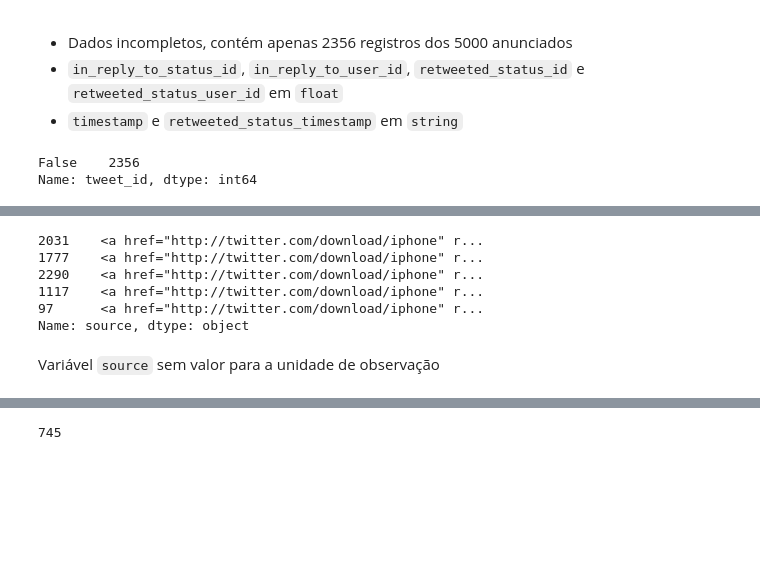
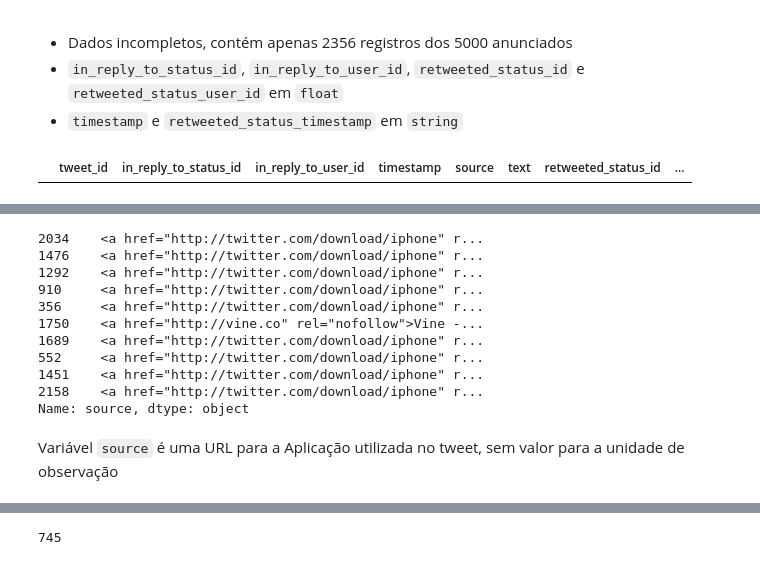
Before and after one commit to vitoralbano/ds-ii-weratedogs, a Jupyter notebook: wrangle_act.ipynb, the cells around one changed output, grey strips where cells are left out. Drawn from its saved outputs; the diff is of its cells as text; code cells hidden in the pictures; blank space fills up the shorter version.

Commit message:
Twitter Arch Cleaning complete

```diff
--- a/wrangle_act.ipynb
+++ b/wrangle_act.ipynb
@@ -189,24 +203,28 @@ memory usage: 313.0+ KB
 * `timestamp` e `retweeted_status_timestamp` em `string`
 # %%
 # Verificar se há IDs duplicados
-df_twitter_arc.tweet_id.duplicated().value_counts()
+df_twitter_arc[df_twitter_arc.tweet_id.duplicated()]
 # %% [output]
-False    2356
-Name: tweet_id, dtype: int64
+|  | tweet_id | in_reply_to_status_id | in_reply_to_user_id | timestamp | source | text | retweeted_status_id | ... |
 # %% [markdown]
 <a id="twitter-arc:source"></a>
 # %%
 # Visualizar exemplos de dados da coluna `source`
-df_twitter_arc.source.sample(5)
+df_twitter_arc.loc[:, 'source'].sample(10)
 # %% [output]
-2031    <a href="http://twitter.com/download/iphone" r...
-1777    <a href="http://twitter.com/download/iphone" r...
-2290    <a href="http://twitter.com/download/iphone" r...
-1117    <a href="http://twitter.com/download/iphone" r...
-97      <a href="http://twitter.com/download/iphone" r...
+2034    <a href="http://twitter.com/download/iphone" r...
+1476    <a href="http://twitter.com/download/iphone" r...
+1292    <a href="http://twitter.com/download/iphone" r...
+910     <a href="http://twitter.com/download/iphone" r...
+356     <a href="http://twitter.com/download/iphone" r...
+1750    <a href="http://vine.co" rel="nofollow">Vine -...
+1689    <a href="http://twitter.com/download/iphone" r...
+552     <a href="http://twitter.com/download/iphone" r...
+1451    <a href="http://twitter.com/download/iphone" r...
+2158    <a href="http://twitter.com/download/iphone" r...
 Name: source, dtype: object
 # %% [markdown]
-Variável `source` sem valor para a unidade de observação
+Variável `source` é uma URL para a Aplicação utilizada no tweet, sem valor para a unidade de observação
 # %% [markdown]
 <a id="twitter-arc:name"></a>
 # %%
```
Also changed, not shown: parts of 91 cells of this notebook.
